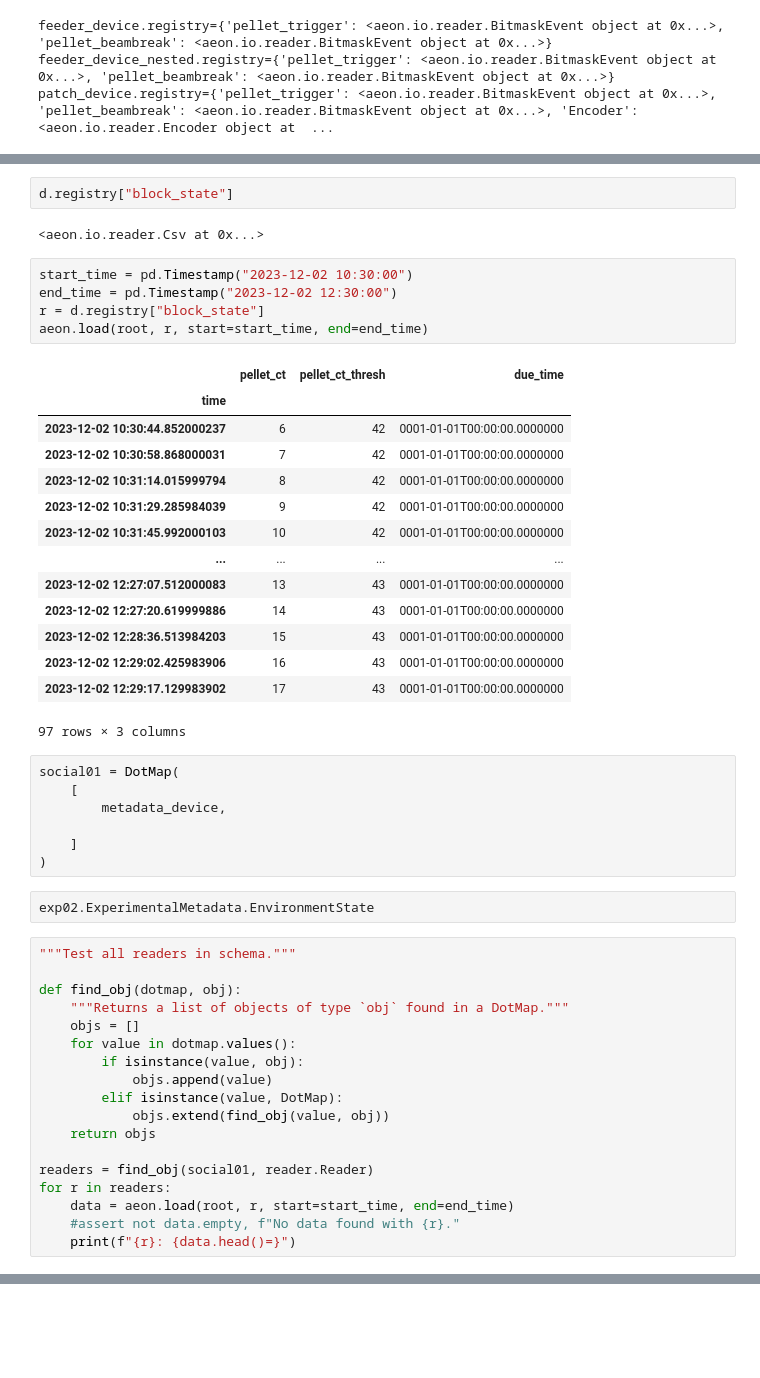
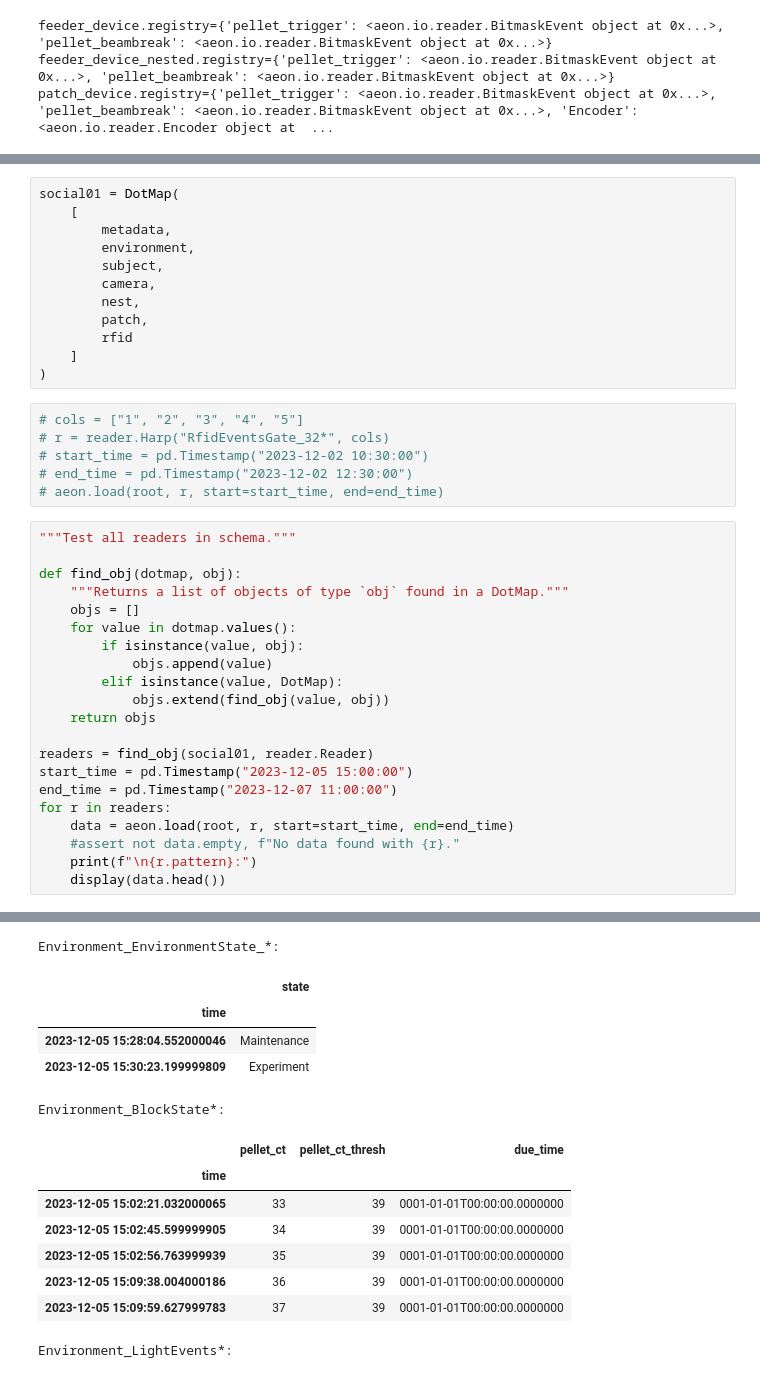
Before and after one commit to SainsburyWellcomeCentre/aeon_mecha, a Jupyter notebook: docs/examples/understanding_aeon_data_architecture.ipynb, the cells around one changed output, grey strips where cells are left out. Cells and saved outputs as stored; diff of their text form; blank space fills up the shorter version.

Commit message:
Finished and tested social schema for data between 2023-12-01 -- 2023-12-08

```diff
--- a/docs/examples/understanding_aeon_data_architecture.ipynb
+++ b/docs/examples/understanding_aeon_data_architecture.ipynb
@@ -510,36 +625,21 @@ d = Device("Environment", block_state_binder_fn)
-# %%
-d.registry["block_state"]
-# %% [output]
-<aeon.io.reader.Csv at 0x...>
+# %%
+social01 = DotMap(
+    [
+        metadata,
+        environment,
+        subject,
+        camera,
+        nest,
+        patch,
+        rfid
+    ]
+)
 # %%
-start_time = pd.Timestamp("2023-12-02 10:30:00")
-end_time = pd.Timestamp("2023-12-02 12:30:00")
-r = d.registry["block_state"]
-aeon.load(root, r, start=start_time, end=end_time)
+# cols = ["1", "2", "3", "4", "5"]
+# r = reader.Harp("RfidEventsGate_32*", cols)
+# start_time = pd.Timestamp("2023-12-02 10:30:00")
+# end_time = pd.Timestamp("2023-12-02 12:30:00")
+# aeon.load(root, r, start=start_time, end=end_time)
-# %% [output]
-|  | pellet_ct | pellet_ct_thresh | due_time |
-| time |  |  |  |
-| 2023-12-02 10:30:44.852000237 | 6 | 42 | 0001-01-01T00:00:00.0000000 |
-| 2023-12-02 10:30:58.868000031 | 7 | 42 | 0001-01-01T00:00:00.0000000 |
-| 2023-12-02 10:31:14.015999794 | 8 | 42 | 0001-01-01T00:00:00.0000000 |
-| 2023-12-02 10:31:29.285984039 | 9 | 42 | 0001-01-01T00:00:00.0000000 |
-| 2023-12-02 10:31:45.992000103 | 10 | 42 | 0001-01-01T00:00:00.0000000 |
-| ... | ... | ... | ... |
-| 2023-12-02 12:27:07.512000083 | 13 | 43 | 0001-01-01T00:00:00.0000000 |
-| 2023-12-02 12:27:20.619999886 | 14 | 43 | 0001-01-01T00:00:00.0000000 |
-| 2023-12-02 12:28:36.513984203 | 15 | 43 | 0001-01-01T00:00:00.0000000 |
-| 2023-12-02 12:29:02.425983906 | 16 | 43 | 0001-01-01T00:00:00.0000000 |
-| 2023-12-02 12:29:17.129983902 | 17 | 43 | 0001-01-01T00:00:00.0000000 |
-97 rows × 3 columns
-# %%
-social01 = DotMap(
-    [
-        metadata_device,
-
-    ]
-)
-# %%
-exp02.ExperimentalMetadata.EnvironmentState
 # %%
 """Test all readers in schema."""
 
@@ -554,7 +654,11 @@ def find_obj(dotmap, obj):
     return objs
 
 readers = find_obj(social01, reader.Reader)
+start_time = pd.Timestamp("2023-12-05 15:00:00")
+end_time = pd.Timestamp("2023-12-07 11:00:00")
 for r in readers:
     data = aeon.load(root, r, start=start_time, end=end_time)
     #assert not data.empty, f"No data found with {r}."
-    print(f"{r}: {data.head()=}")
+    print(f"\n{r.pattern}:")
+    display(data.head())
+# %% [output]
@@ -560,0 +668,14 @@ for r in readers:
+Environment_EnvironmentState_*:
+|  | state |
+| time |  |
+| 2023-12-05 15:28:04.552000046 | Maintenance |
+| 2023-12-05 15:30:23.199999809 | Experiment |
+Environment_BlockState*:
+|  | pellet_ct | pellet_ct_thresh | due_time |
+| time |  |  |  |
+| 2023-12-05 15:02:21.032000065 | 33 | 39 | 0001-01-01T00:00:00.0000000 |
+| 2023-12-05 15:02:45.599999905 | 34 | 39 | 0001-01-01T00:00:00.0000000 |
+| 2023-12-05 15:02:56.763999939 | 35 | 39 | 0001-01-01T00:00:00.0000000 |
+| 2023-12-05 15:09:38.004000186 | 36 | 39 | 0001-01-01T00:00:00.0000000 |
+| 2023-12-05 15:09:59.627999783 | 37 | 39 | 0001-01-01T00:00:00.0000000 |
+Environment_LightEvents*:
```
Also changed, not shown: parts of 6 cells of this notebook, 2 other files.
